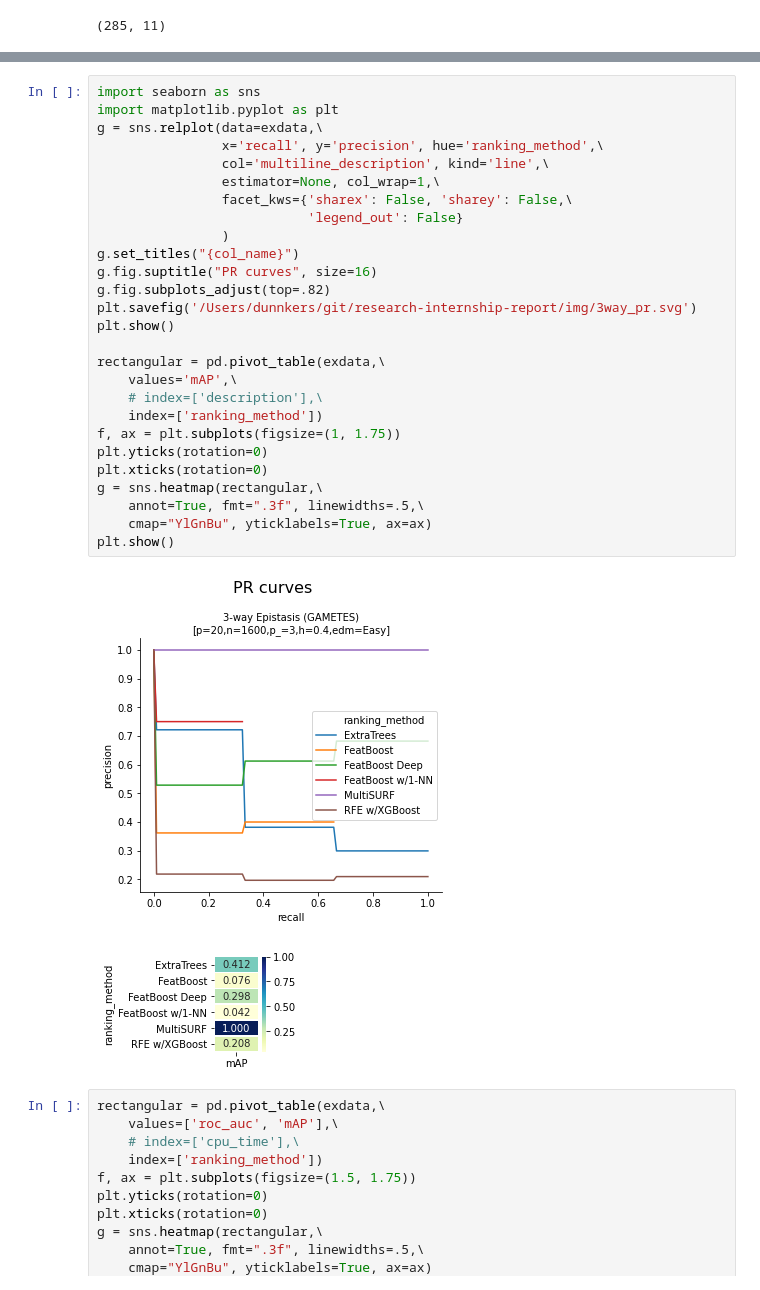
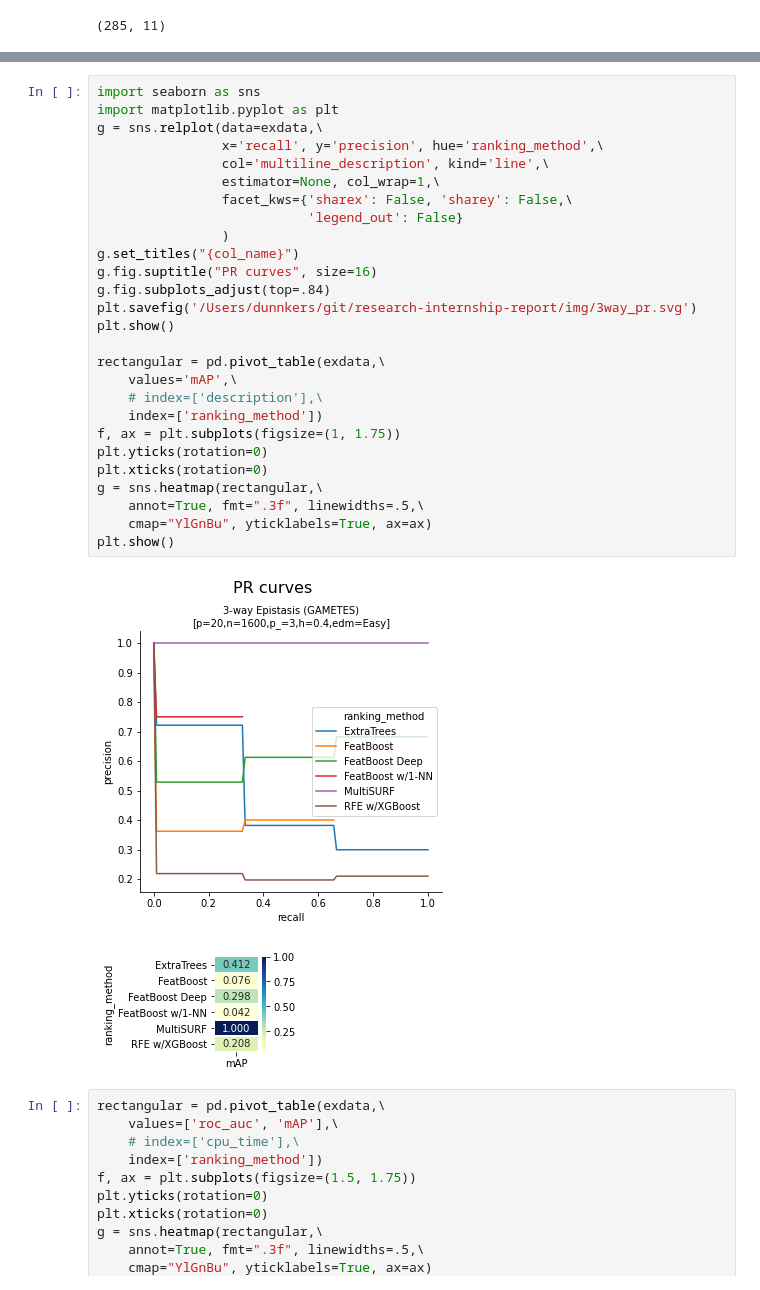
Before and after one commit to dunnkers/feature-selection, a Jupyter notebook: analysis/benchmark-20200524/stat-analysis.ipynb, the cells around one changed output, grey strips where cells are left out. Saved outputs shown, nothing was run; the diff lists cells and outputs as text.

```diff
--- a/analysis/benchmark-20200524/stat-analysis.ipynb
+++ b/analysis/benchmark-20200524/stat-analysis.ipynb
@@ -305,32 +311,32 @@ plt.show()
 # %%
 import seaborn as sns
 import matplotlib.pyplot as plt
 g = sns.relplot(data=exdata,\
                 x='recall', y='precision', hue='ranking_method',\
                 col='multiline_description', kind='line',\
                 estimator=None, col_wrap=1,\
                 facet_kws={'sharex': False, 'sharey': False,\
                            'legend_out': False}
                 )
 g.set_titles("{col_name}")
 g.fig.suptitle("PR curves", size=16)
-g.fig.subplots_adjust(top=.82)
+g.fig.subplots_adjust(top=.84)
 plt.savefig('/Users/dunnkers/git/research-internship-report/img/3way_pr.svg')
 plt.show()
 
 rectangular = pd.pivot_table(exdata,\
     values='mAP',\
     # index=['description'],\
     index=['ranking_method'])
 f, ax = plt.subplots(figsize=(1, 1.75))
 plt.yticks(rotation=0)
 plt.xticks(rotation=0)
 g = sns.heatmap(rectangular,\
     annot=True, fmt=".3f", linewidths=.5,\
     cmap="YlGnBu", yticklabels=True, ax=ax)
 plt.show()
 # %% [output]
-[figure, old version]
+[figure, new version]
 [figure]
 # %%
 rectangular = pd.pivot_table(exdata,\
```
Also changed, not shown: parts of 4 cells of this notebook, 3 other files.
